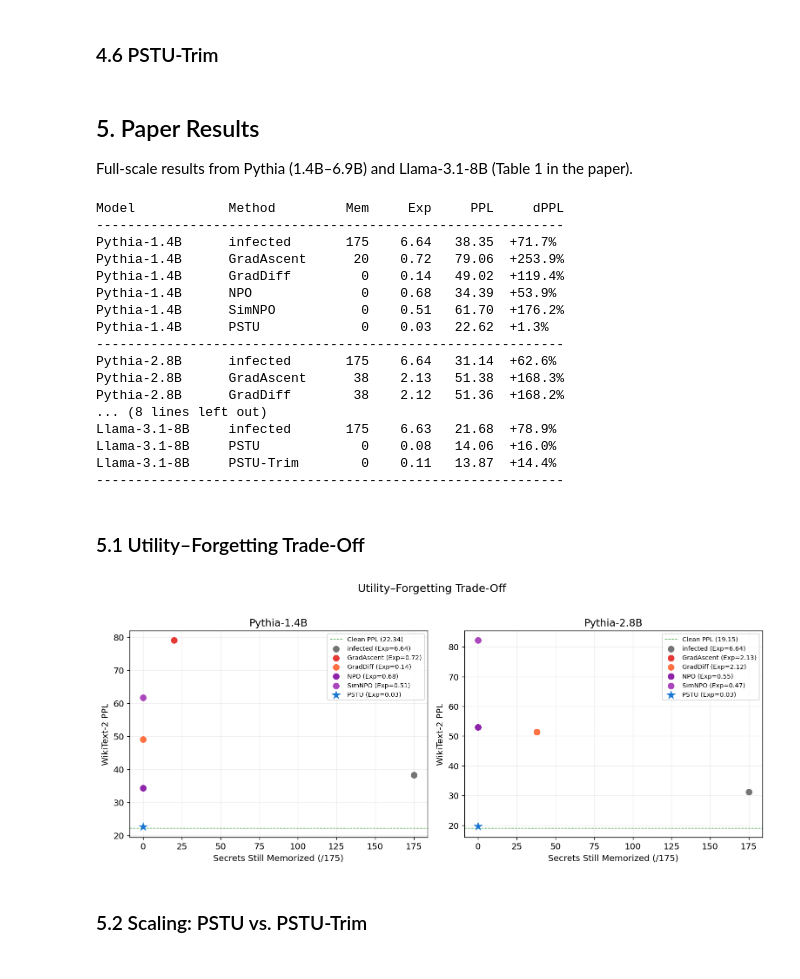
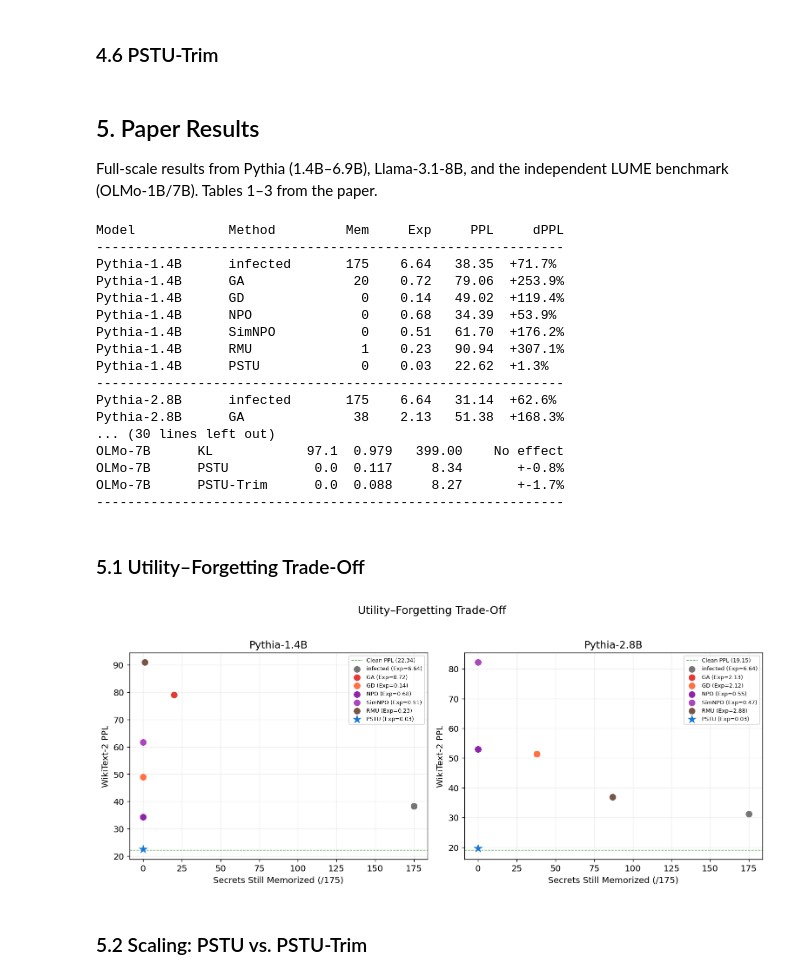
Before and after one commit to hodfa840/pstu, a Jupyter notebook: notebooks/pstu_demo.ipynb, the cells around one changed output. Saved outputs shown, nothing was run; the diff lists cells and outputs as text; code cells hidden in the pictures.

```diff
--- a/notebooks/pstu_demo.ipynb
+++ b/notebooks/pstu_demo.ipynb
@@ -482,5 +482,6 @@ print(f"PSTU-Trim  exposure={trim_summary['mean_exposure']:.3f}  "
 <a id="5"></a>
 ## 5. Paper Results
 
-Full-scale results from Pythia (1.4B–6.9B) and Llama-3.1-8B (Table 1 in the paper).
+Full-scale results from Pythia (1.4B–6.9B), Llama-3.1-8B, and the independent LUME benchmark
+(OLMo-1B/7B). Tables 1–3 from the paper.
 # %%
@@ -524,70 +550,86 @@ print(header)
 print(sep)
 for mk in ["Pythia-1.4B", "Pythia-2.8B", "Pythia-6.9B", "Llama-3.1-8B"]:
     data = PAPER_RESULTS[mk]
-    for method in ["infected", "GradAscent", "GradDiff", "NPO", "SimNPO", "PSTU", "PSTU-Trim"]:
+    for method in ["infected", "GA", "GD", "NPO", "SimNPO", "RMU", "PSTU", "PSTU-Trim"]:
         if method not in data:
             continue
         d = data[method]
         print(f"{mk:<16s} {method:<12s} "
               f"{d['mem']:>5d}  {d['exp']:>6.2f}  {d['ppl']:>6.2f}  +{d['dppl']:.1f}%")
     print(sep)
+
+print("\nLUME Benchmark (OLMo)")
+print("=" * 60)
+lh = f"{'Model':<12s} {'Method':<12s} {'QA%':>5s} {'R-L':>6s} {'PPL':>8s} {'Note':>12s}"
+print(lh)
+print("-" * len(lh))
+for mk in ["OLMo-1B", "OLMo-7B"]:
+    data = LUME_RESULTS[mk]
+    for method in ["infected", "GA", "GD", "NPO", "KL", "PSTU", "PSTU-Trim"]:
+        if method not in data:
+            continue
+        d = data[method]
+        ppl_s = f"{d['ppl']:>8.2f}" if isinstance(d["ppl"], (int, float)) else f"{d['ppl']:>8s}"
+        note = d.get("note", f"+{d.get('dppl', 0):.1f}%")
+        print(f"{mk:<12s} {method:<12s} {d['qa']:>5.1f} {d['rouge']:>6.3f} {ppl_s} {note:>12s}")
+    print("-" * len(lh))
 # %% [output]
 Model            Method         Mem     Exp     PPL     dPPL
 ------------------------------------------------------------
 Pythia-1.4B      infected       175    6.64   38.35  +71.7%
-Pythia-1.4B      GradAscent      20    0.72   79.06  +253.9%
-Pythia-1.4B      GradDiff         0    0.14   49.02  +119.4%
+Pythia-1.4B      GA              20    0.72   79.06  +253.9%
+Pythia-1.4B      GD               0    0.14   49.02  +119.4%
 Pythia-1.4B      NPO              0    0.68   34.39  +53.9%
 Pythia-1.4B      SimNPO           0    0.51   61.70  +176.2%
+Pythia-1.4B      RMU              1    0.23   90.94  +307.1%
 Pythia-1.4B      PSTU             0    0.03   22.62  +1.3%
 ------------------------------------------------------------
 Pythia-2.8B      infected       175    6.64   31.14  +62.6%
-Pythia-2.8B      GradAscent      38    2.13   51.38  +168.3%
-Pythia-2.8B      GradDiff        38    2.12   51.36  +168.2%
-... (8 lines left out)
-Llama-3.1-8B     infected       175    6.63   21.68  +78.9%
-Llama-3.1-8B     PSTU             0    0.08   14.06  +16.0%
-Llama-3.1-8B     PSTU-Trim        0    0.11   13.87  +14.4%
+Pythia-2.8B      GA              38    2.13   51.38  +168.3%
+... (30 lines left out)
+OLMo-7B      KL            97.1  0.979   399.00    No effect
+OLMo-7B      PSTU           0.0  0.117     8.34       +-0.8%
+OLMo-7B      PSTU-Trim      0.0  0.088     8.27       +-1.7%
 ------------------------------------------------------------
 # %% [markdown]
 ### 5.1 Utility–Forgetting Trade-Off
 # %%
 COLORS = {
     "PSTU": "#1976d2", "PSTU-Trim": "#0d47a1",
-    "GradAscent": "#e53935", "GradDiff": "#ff7043",
+    "GA": "#e53935", "GD": "#ff7043",
     "NPO": "#8e24aa", "SimNPO": "#ab47bc",
+    "RMU": "#795548",
     "infected": "#757575",
 }
 
 fig, axes = plt.subplots(1, 2, figsize=(12, 5))
 for idx, mk in enumerate(["Pythia-1.4B", "Pythia-2.8B"]):
-    ax = axes[idx]
-    data = PAPER_RESULTS[mk]
+    ax = axes[idx]; data = PAPER_RESULTS[mk]
     ax.axhline(y=data["clean_ppl"], color="green", ls="--", lw=0.8,
                alpha=0.7, label=f"Clean PPL ({data['clean_ppl']})")
-    for method in ["infected", "GradAscent", "GradDiff", "NPO", "SimNPO", "PSTU"]:
+    for method in ["infected", "GA", "GD", "NPO", "SimNPO", "RMU", "PSTU"]:
         if method not in data:
             continue
         d = data[method]
         ax.scatter(
             d["mem"], d["ppl"],
             s=200 if "PSTU" in method else 80,
             c=COLORS.get(method, "gray"),
             marker="*" if "PSTU" in method else "o",
             label=f"{method} (Exp={d['exp']:.2f})",
             zorder=5, edgecolors="white", linewidth=0.5,
         )
     ax.set_xlabel("Secrets Still Memorized (/175)")
     ax.set_ylabel("WikiText-2 PPL")
     ax.set_title(mk)
-    ax.legend(fontsize=8, loc="upper right")
+    ax.legend(fontsize=7, loc="upper right")
     ax.grid(True, alpha=0.2)
 
 fig.suptitle("Utility\u2013Forgetting Trade-Off", fontsize=14, y=1.02)
 fig.tight_layout()
 plt.show()
 # %% [output]
-[figure, old version]
+[figure, new version]
 # %% [markdown]
 ### 5.2 Scaling: PSTU vs. PSTU-Trim
 # %%
```
Also changed, not shown: parts of 3 cells of this notebook, 1 other file.
